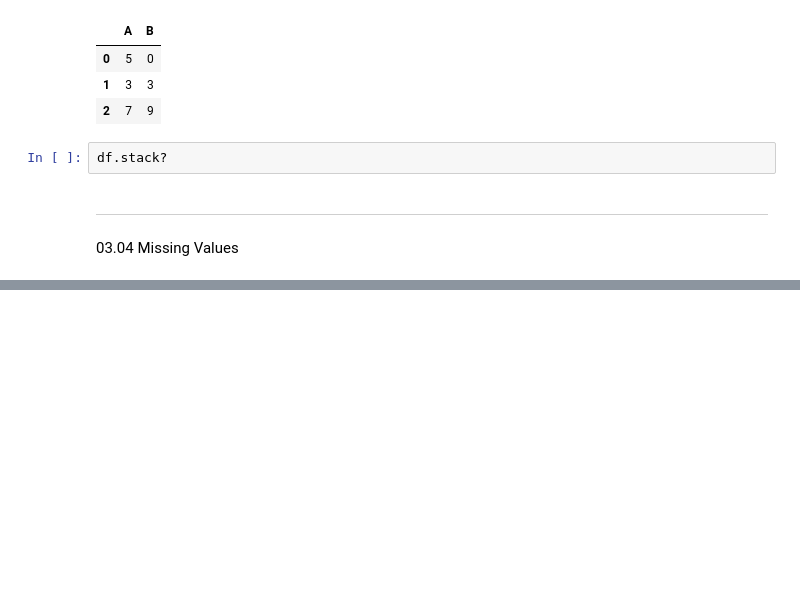
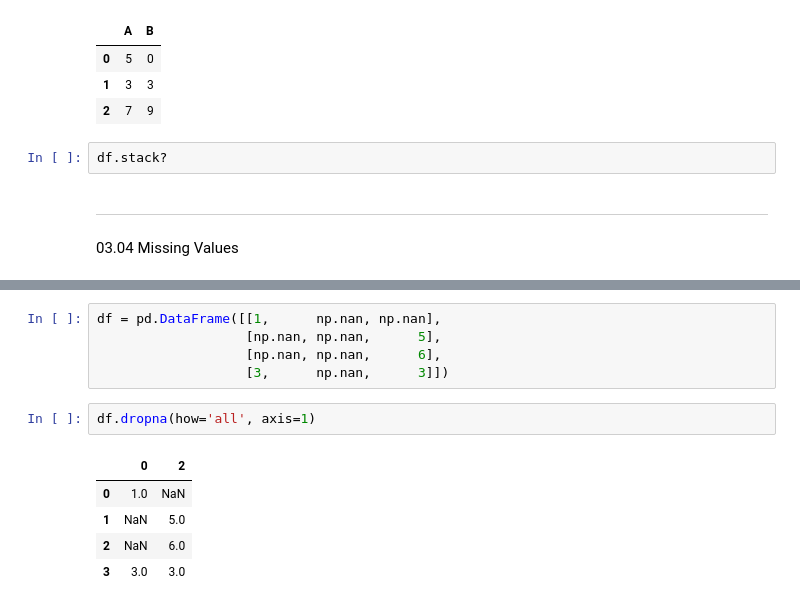
Before and after one commit to Asav7/DS_Sandbox, a Jupyter notebook: Python Data Science Handbook Notes.ipynb, the cells around one changed output, grey strips where cells are left out. Drawn from its saved outputs; the diff is of its cells as text; blank space fills up the shorter version.

```diff
--- a/Python Data Science Handbook Notes.ipynb
+++ b/Python Data Science Handbook Notes.ipynb
@@ -458,0 +488,13 @@ df.stack?
+# %%
+df = pd.DataFrame([[1,      np.nan, np.nan],
+                   [np.nan, np.nan,      5],
+                   [np.nan, np.nan,      6],
+                   [3,      np.nan,      3]])
+# %%
+df.dropna(how='all', axis=1)
+# %% [output]
+|  | 0 | 2 |
+| 0 | 1.0 | NaN |
+| 1 | NaN | 5.0 |
+| 2 | NaN | 6.0 |
+| 3 | 3.0 | 3.0 |
```
Also changed, not shown: parts of 17 cells of this notebook.
